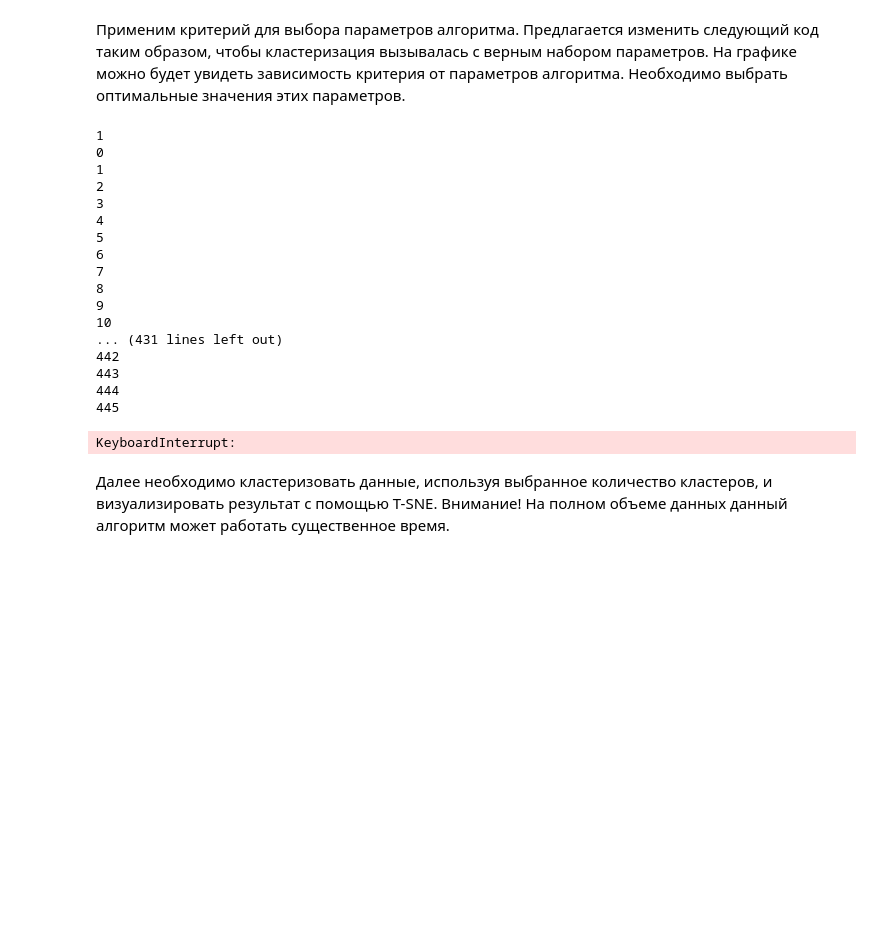
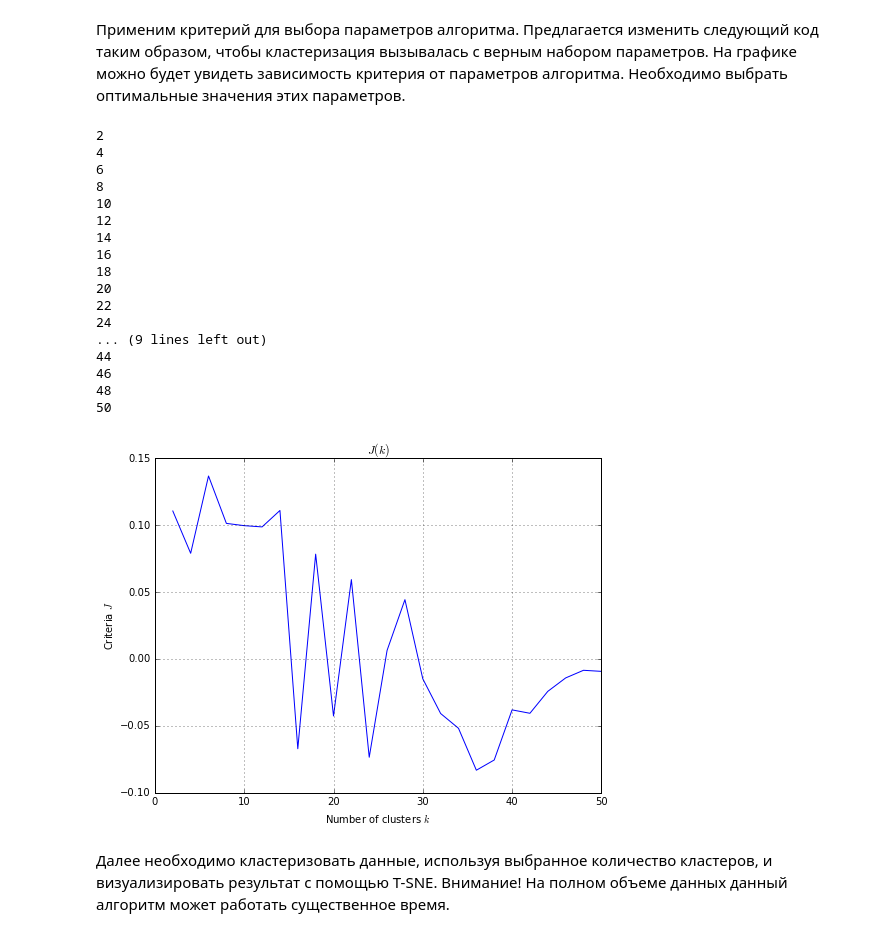
Before and after one commit to GimmeDanger/sphere-big-data, a Jupyter notebook: tsk-3/homework-3-nazarov-vladimir.ipynb, the cells around one changed output. Cells and saved outputs as stored; diff of their text form; code cells hidden in the pictures; blank space fills up the shorter version.

```diff
--- a/tsk-3/homework-3-nazarov-vladimir.ipynb
+++ b/tsk-3/homework-3-nazarov-vladimir.ipynb
@@ -311,40 +311,43 @@ def quality(x, y, k):
 # %% [markdown]
 Применим критерий для выбора параметров алгоритма. Предлагается изменить следующий код таким образом, чтобы кластеризация вызывалась с верным набором параметров. На графике можно будет увидеть зависимость критерия от параметров алгоритма. Необходимо выбрать оптимальные значения этих параметров.
 # %%
-ks = range(1, 21)
+ks = range(2, 51, 2)
 criteria = np.zeros(len(ks))
 
+sample = x[np.random.choice(x.shape[0], 1000)]
+
 for i, k in enumerate(ks):
-    cls = Clustering(n_components=k+1, verbose=0)
-    y = cls.fit_predict(x)
-    criteria[i] = quality(x, y, k+1)
+    print k
+    cls = Clustering(n_components=k, verbose=0)
+    y = cls.fit_predict(sample)
+    criteria[i] = quality(sample, y, k)
 
 pl.figure(figsize=(8, 6))
 pl.plot(ks, criteria)
 pl.title("$J(k)$")
 pl.ylabel("Criteria $J$")
 pl.xlabel("Number of clusters $k$")
 pl.grid()
 pl.show()
 # %% [output]
-1
-0
-1
 2
-3
 4
-5
 6
-7
 8
-9
 10
-... (431 lines left out)
-442
-443
-444
-445
+12
+14
+16
+18
+20
+22
+24
+... (9 lines left out)
+44
+46
+48
+50
-KeyboardInterrupt:
+[figure, added]
 # %% [markdown]
 Далее необходимо кластеризовать данные, используя выбранное количество кластеров, и визуализировать результат с помощью T-SNE. Внимание! На полном объеме данных данный алгоритм может работать существенное время.
 # %%
```
Also changed, not shown: parts of 4 cells of this notebook.
